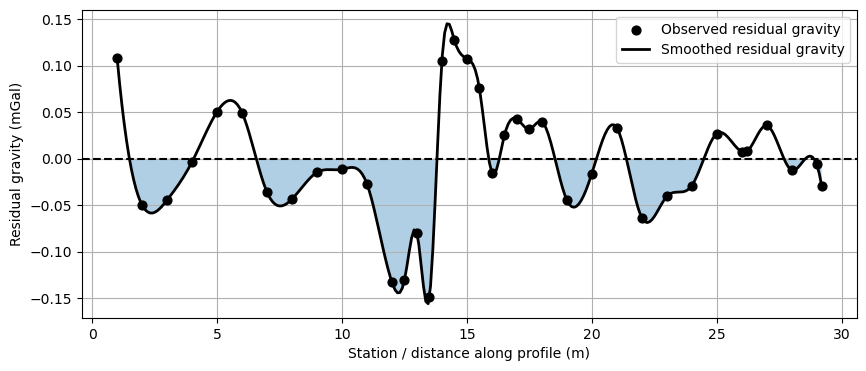
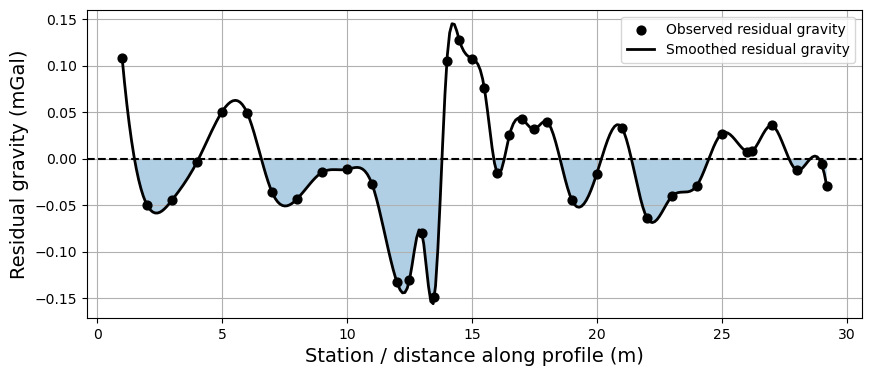
Code edit (unified diff) that turned the first committed figure into the second:
--- before
+++ after
@@ -89,5 +89,5 @@
     s=40,
     label="Observed residual gravity",
-    zorder=3
+    zorder=3,
 )
 
@@ -97,5 +97,5 @@
     color="black",
     linewidth=2,
-    label="Smoothed residual gravity"
+    label="Smoothed residual gravity",
 )
 
@@ -108,6 +108,6 @@
 )
 
-plt.xlabel("Station / distance along profile (m)")
-plt.ylabel("Residual gravity (mGal)")
+plt.xlabel("Station / distance along profile (m)", fontsize=14)
+plt.ylabel("Residual gravity (mGal)", fontsize=14)
 plt.grid(True)
 plt.legend()

Commit: updating figure fontsize